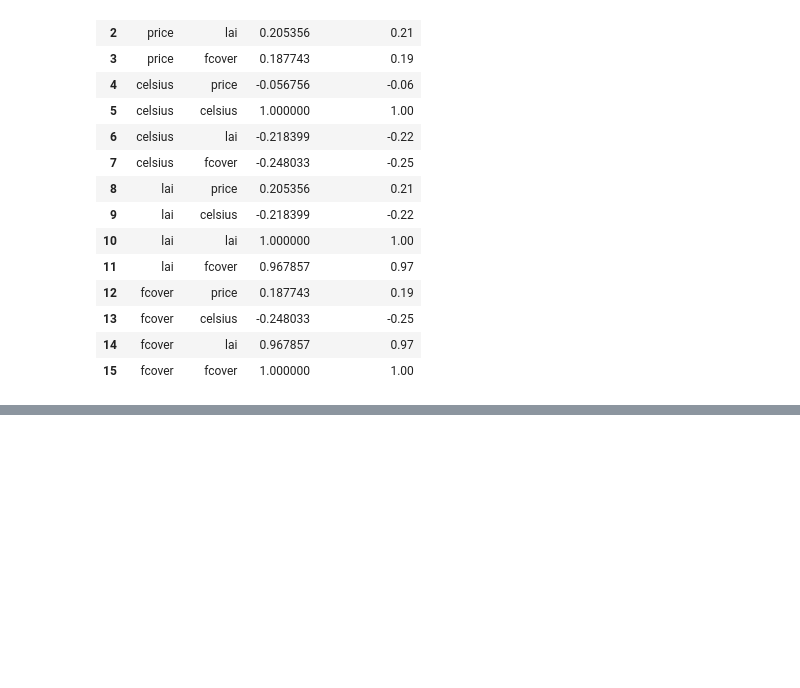
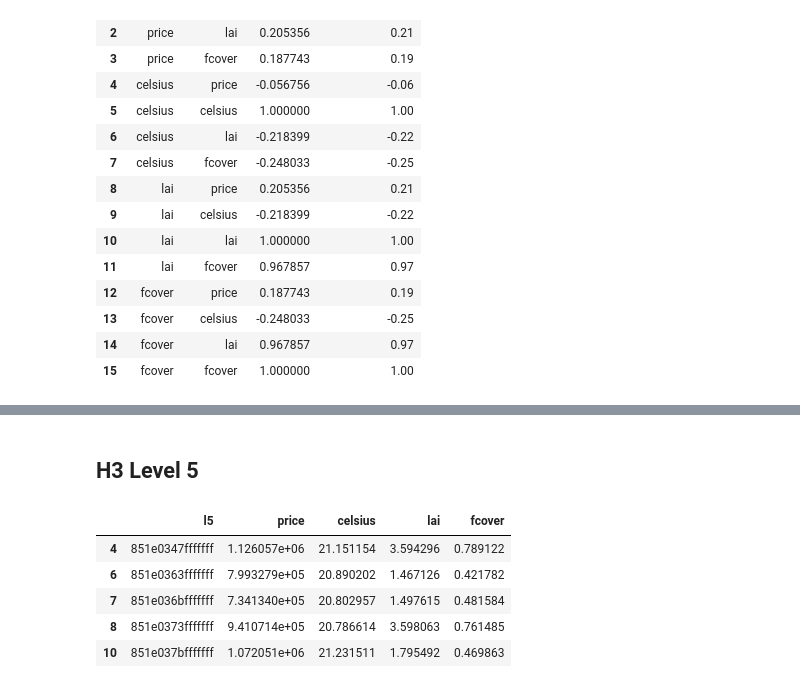
Before and after one commit to Urbanum-Lab/wekeo, a Jupyter notebook: notebooks/fundus.ipynb, the cells around one changed output, grey strips where cells are left out. Cells and saved outputs as stored; diff of their text form; code cells hidden in the pictures; blank space fills up the shorter version.

```diff
--- a/notebooks/fundus.ipynb
+++ b/notebooks/fundus.ipynb
@@ -651,3 +679,31 @@ cor_plot = base.mark_rect().encode(
 cor_plot + text
 # %% [output]
 [interactive output not drawn]
+# %% [markdown]
+## H3 Level 5
+# %%
+price_h3_df = pd.read_csv("../data/aggregated/l5.tsv", sep="\t")
+temp_df = pd.read_csv("../data/temp_budapest.tsv", sep="\t")
+lai_df = pd.read_csv("../data/lai_budapest.tsv", sep="\t")
+fcover_df = pd.read_csv("../data/fcover_budapest.tsv", sep="\t")
+
+temp_h3_df = temp_df.groupby("l5").mean()
+temp_h3_df.reset_index(inplace=True, level=["l5"])
+lai_h3_df = lai_df.groupby("l5").mean()
+lai_h3_df.reset_index(inplace=True, level=["l5"])
+fcover_h3_df = fcover_df.groupby("l5").mean()
+fcover_h3_df.reset_index(inplace=True, level=["l5"])
+
+h3_data_frames = [price_h3_df, temp_h3_df, lai_h3_df, fcover_h3_df]
+df_merged_h3 = reduce(lambda  left,right: pd.merge(left,right,on=['l5'],
+                                                   how='outer'), h3_data_frames)
+df_merged_h3.dropna(inplace=True)
+df_merged_h3.drop(columns=["lat_x", "long_x", "lat_y", "long_y", "lat", "long"], inplace=True)
+df_merged_h3.head()
+# %% [output]
+|  | l5 | price | celsius | lai | fcover |
+| 4 | 851e0347fffffff | 1.126057e+06 | 21.151154 | 3.594296 | 0.789122 |
+| 6 | 851e0363fffffff | 7.993279e+05 | 20.890202 | 1.467126 | 0.421782 |
+| 7 | 851e036bfffffff | 7.341340e+05 | 20.802957 | 1.497615 | 0.481584 |
+| 8 | 851e0373fffffff | 9.410714e+05 | 20.786614 | 3.598063 | 0.761485 |
+| 10 | 851e037bfffffff | 1.072051e+06 | 21.231511 | 1.795492 | 0.469863 |
```
Also changed, not shown: parts of 18 cells of this notebook, 7 other files.
